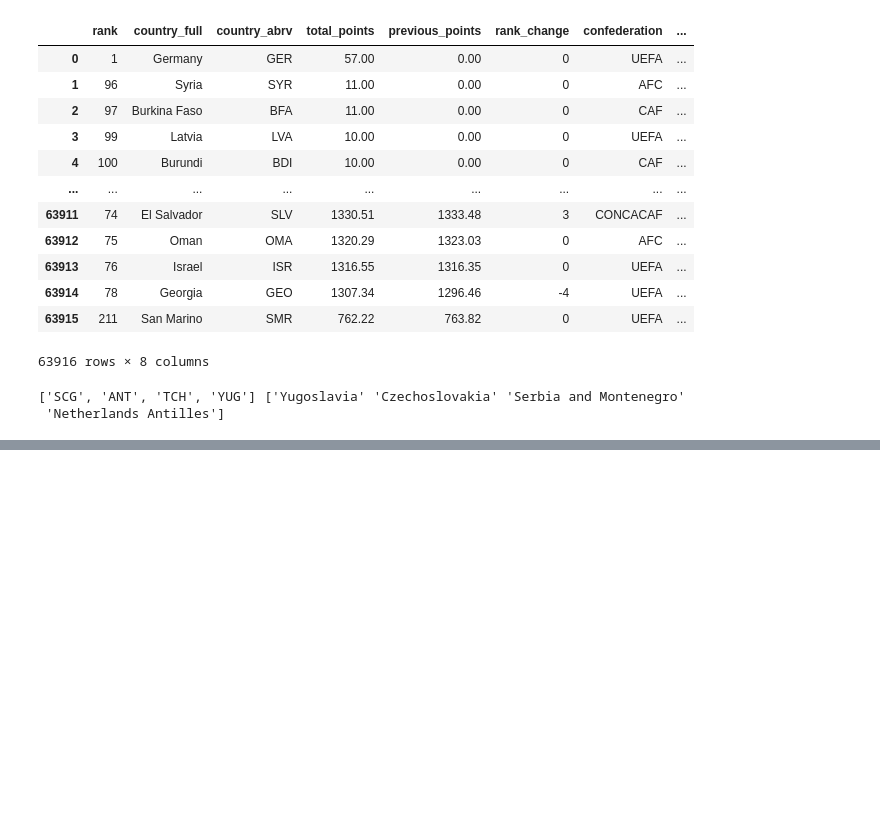
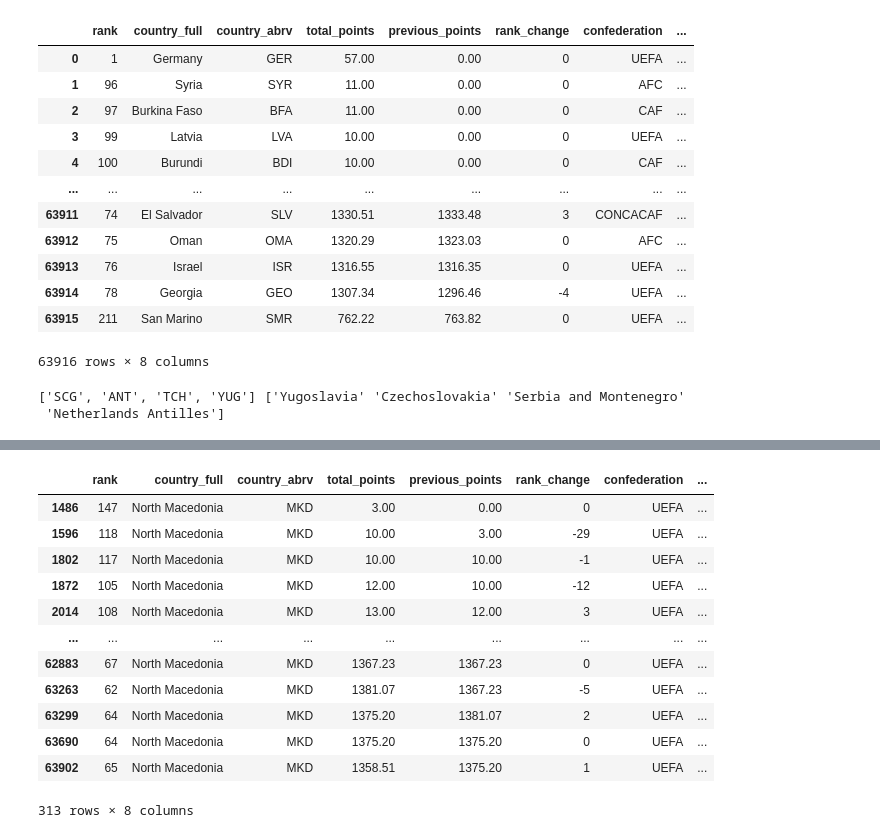
Before and after one commit to gabipana7/fifa-world-cup-2022, a Jupyter notebook: fifa-rankings-exploration.ipynb, the cells around one changed output, grey strips where cells are left out. Saved outputs shown, nothing was run; the diff lists cells and outputs as text; code cells hidden in the pictures; blank space fills up the shorter version.

```diff
--- a/fifa-rankings-exploration.ipynb
+++ b/fifa-rankings-exploration.ipynb
@@ -424,0 +244,16 @@ countries
+# %%
+rankings_modif2.loc[rankings_modif2['country_abrv']=='MKD']
+# %% [output]
+|  | rank | country_full | country_abrv | total_points | previous_points | rank_change | confederation | ... |
+| 1486 | 147 | North Macedonia | MKD | 3.00 | 0.00 | 0 | UEFA | ... |
+| 1596 | 118 | North Macedonia | MKD | 10.00 | 3.00 | -29 | UEFA | ... |
+| 1802 | 117 | North Macedonia | MKD | 10.00 | 10.00 | -1 | UEFA | ... |
+| 1872 | 105 | North Macedonia | MKD | 12.00 | 10.00 | -12 | UEFA | ... |
+| 2014 | 108 | North Macedonia | MKD | 13.00 | 12.00 | 3 | UEFA | ... |
+| ... | ... | ... | ... | ... | ... | ... | ... | ... |
+| 62883 | 67 | North Macedonia | MKD | 1367.23 | 1367.23 | 0 | UEFA | ... |
+| 63263 | 62 | North Macedonia | MKD | 1381.07 | 1367.23 | -5 | UEFA | ... |
+| 63299 | 64 | North Macedonia | MKD | 1375.20 | 1381.07 | 2 | UEFA | ... |
+| 63690 | 64 | North Macedonia | MKD | 1375.20 | 1375.20 | 0 | UEFA | ... |
+| 63902 | 65 | North Macedonia | MKD | 1358.51 | 1375.20 | 1 | UEFA | ... |
+313 rows × 8 columns
```
Also changed, not shown: parts of 59 cells of this notebook, 4 other files.
